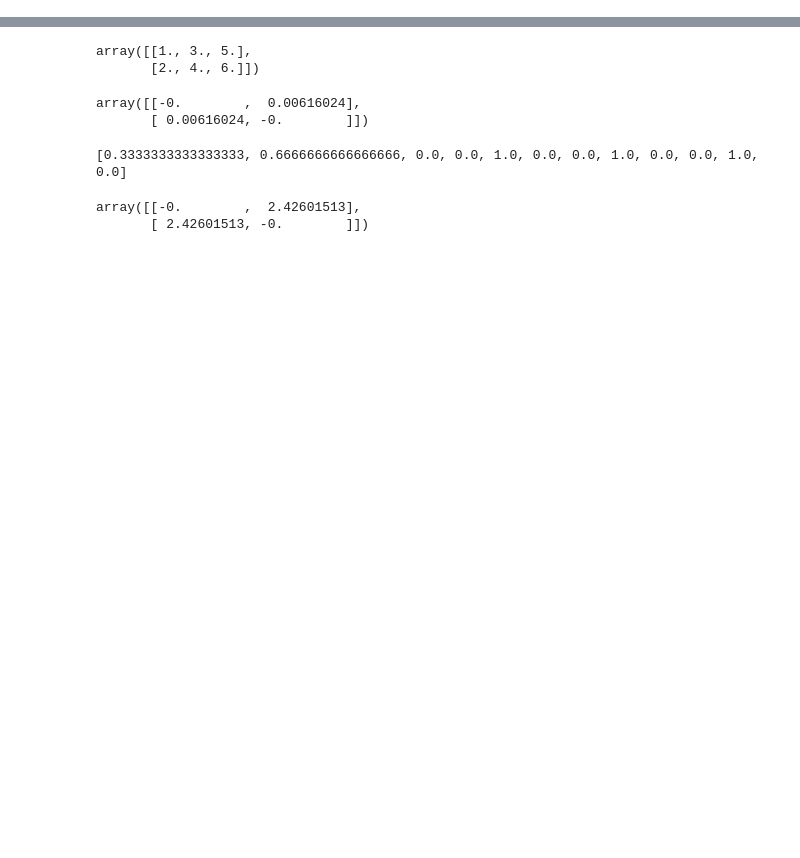
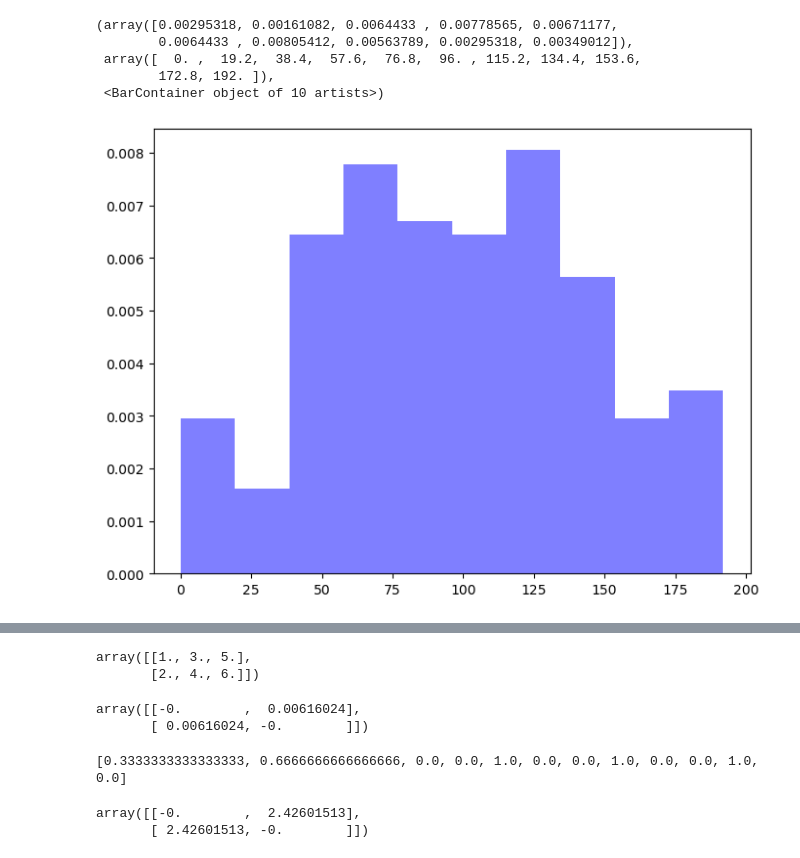
Before and after one commit to Phlup/Masterarbeit, a Jupyter notebook: code/Windows/genotype_sim.ipynb, the cells around one changed output, grey strips where cells are left out. Drawn from its saved outputs; the diff is of its cells as text; code cells hidden in the pictures; blank space fills up the shorter version.

```diff
--- a/code/Windows/genotype_sim.ipynb
+++ b/code/Windows/genotype_sim.ipynb
@@ -51,3 +195,14 @@ geno_sim = propagate_geno(chr1_arg, founder_nodes, chr_1_SNP_positions)
+# %%
+#plt density of additive genotypes
+plt.figure(figsize = (8,6))
+plt.hist(geno_add.sum(axis = 1), bins = 10, density = True, alpha = 0.5, color = "b")
+# %% [output]
+(array([0.00295318, 0.00161082, 0.0064433 , 0.00778565, 0.00671177,
+        0.0064433 , 0.00805412, 0.00563789, 0.00295318, 0.00349012]),
+ array([  0. ,  19.2,  38.4,  57.6,  76.8,  96. , 115.2, 134.4, 153.6,
+        172.8, 192. ]),
+ <BarContainer object of 10 artists>)
+[figure, added]
 # %%
 #results
 draw_pedigree(pop_1_ped.tree_sequence())
```
Also changed, not shown: parts of 34 cells of this notebook, 7 other files.
